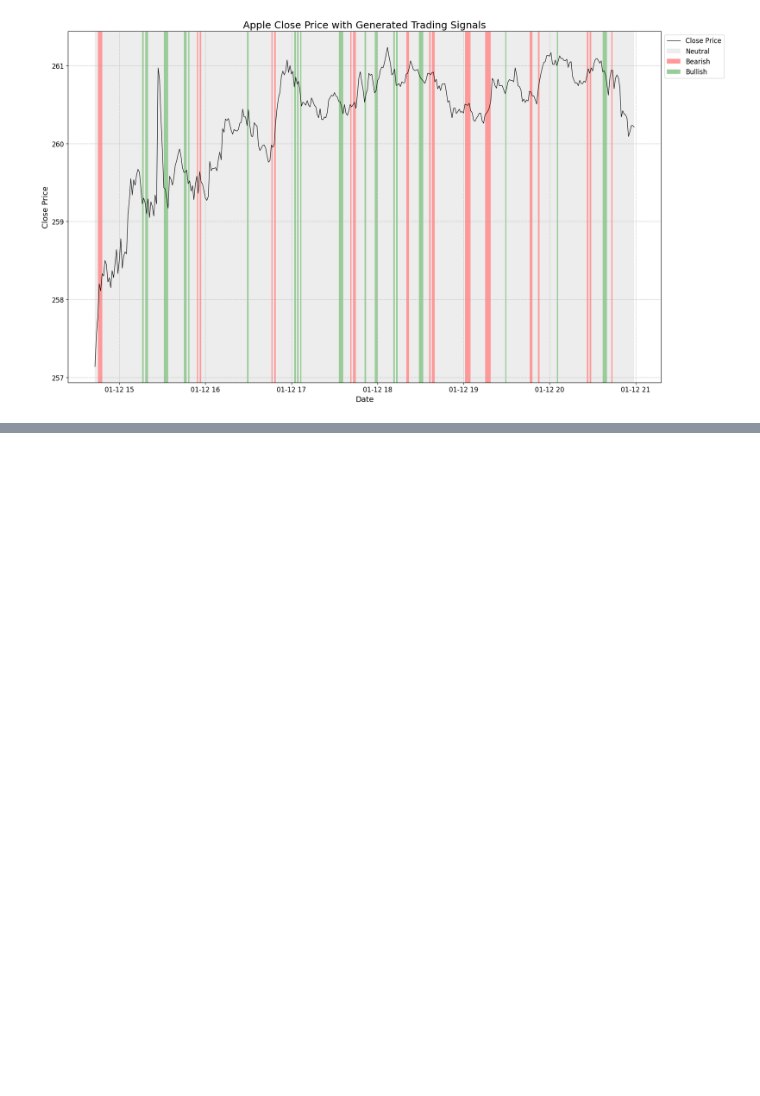
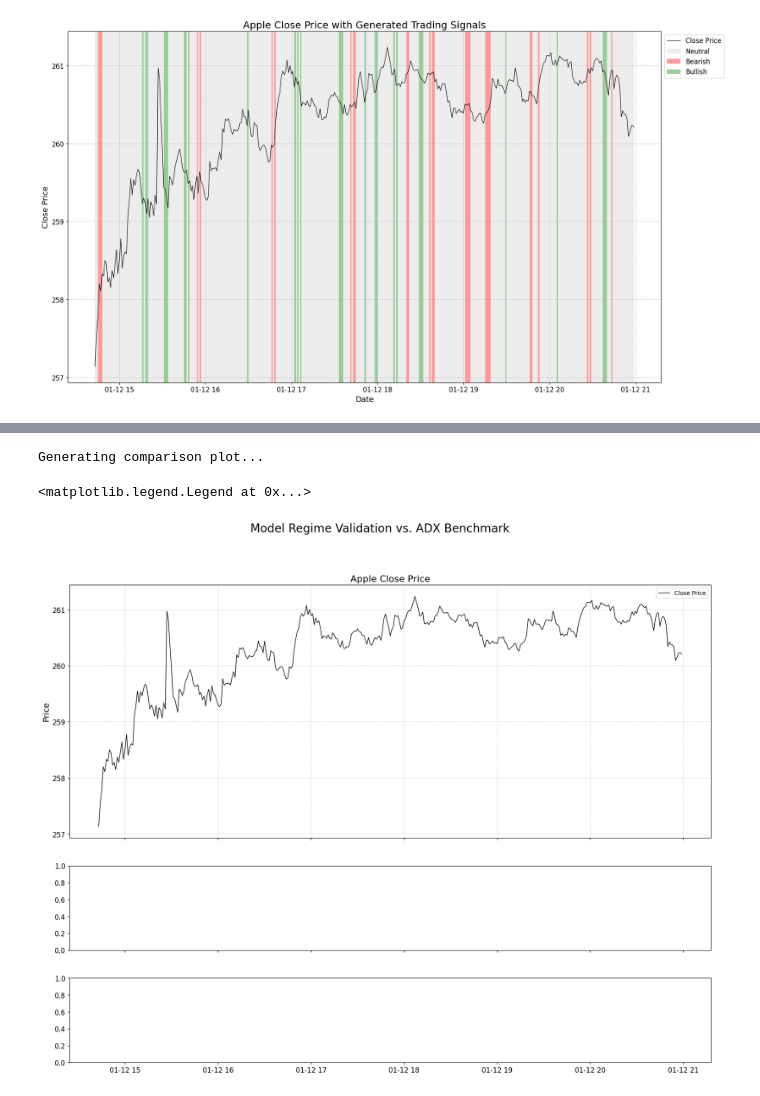
Before and after one commit to regional-specter/Trading-Bot-Algo, a Jupyter notebook: layers/layer2_signal.ipynb, the cells around one changed output, grey strips where cells are left out. Saved outputs shown, nothing was run; the diff lists cells and outputs as text; code cells hidden in the pictures; blank space fills up the shorter version.

```diff
--- a/layers/layer2_signal.ipynb
+++ b/layers/layer2_signal.ipynb
@@ -200,0 +222,29 @@ Latest data with regimes and signals:
+# %%
+print("Generating comparison plot...")
+
+# Create a figure with three subplots sharing the same X-axis
+fig, (ax1, ax2, ax3) = plt.subplots(
+    3, 1,
+    figsize=(20, 15),
+    sharex=True,
+    gridspec_kw={'height_ratios': [3, 1, 1]}
+)
+
+fig.suptitle('Model Regime Validation vs. ADX Benchmark', fontsize=20)
+
+# --- Plot 1: Price ---
+ax1.plot(
+    market_data_df['datetime'],
+    market_data_df['close'],
+    color='black',
+    label='Close Price',
+    linewidth=1
+)
+ax1.set_ylabel('Price', fontsize=14)
+ax1.set_title('Apple Close Price', fontsize=16)
+ax1.grid(True, linestyle='--', alpha=0.5)
+ax1.legend()
+# %% [output]
+Generating comparison plot...
+<matplotlib.legend.Legend at 0x...>
+[figure, added]
```
Also changed, not shown: parts of 5 cells of this notebook.
